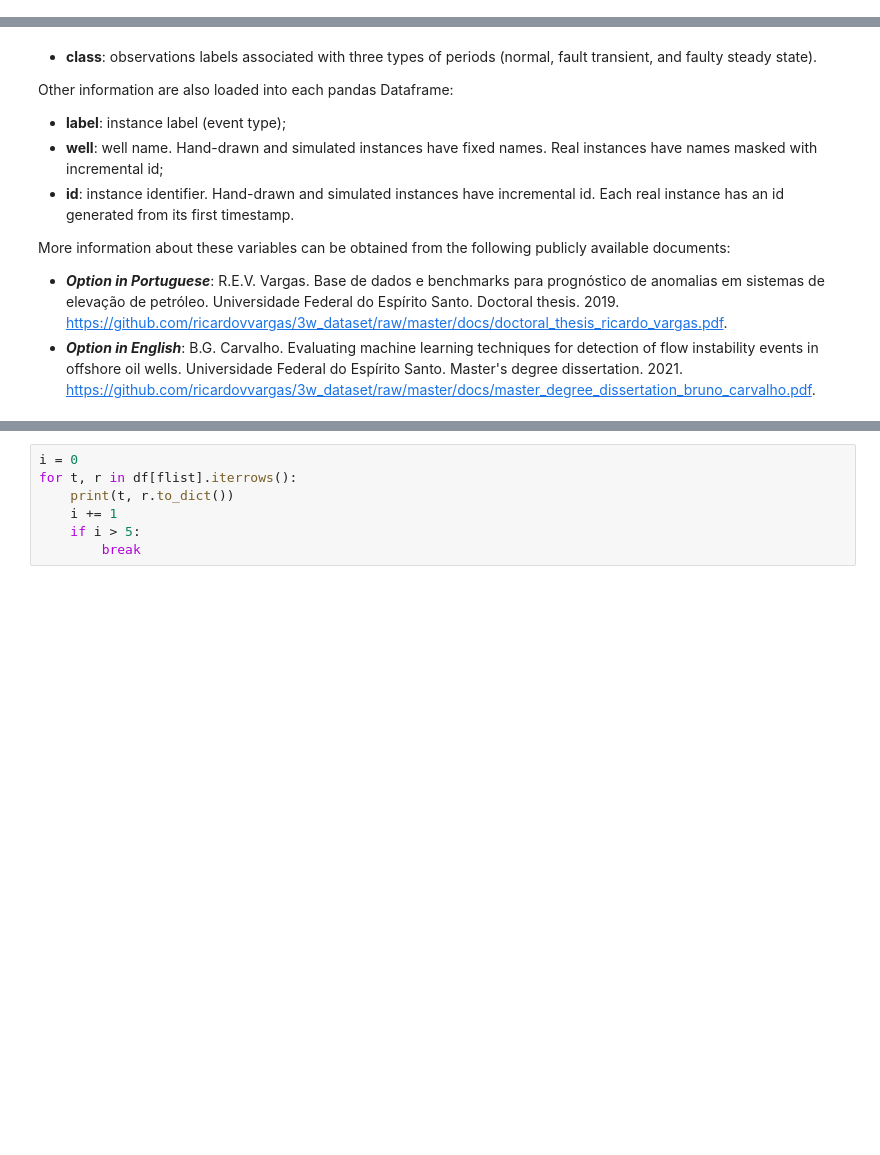
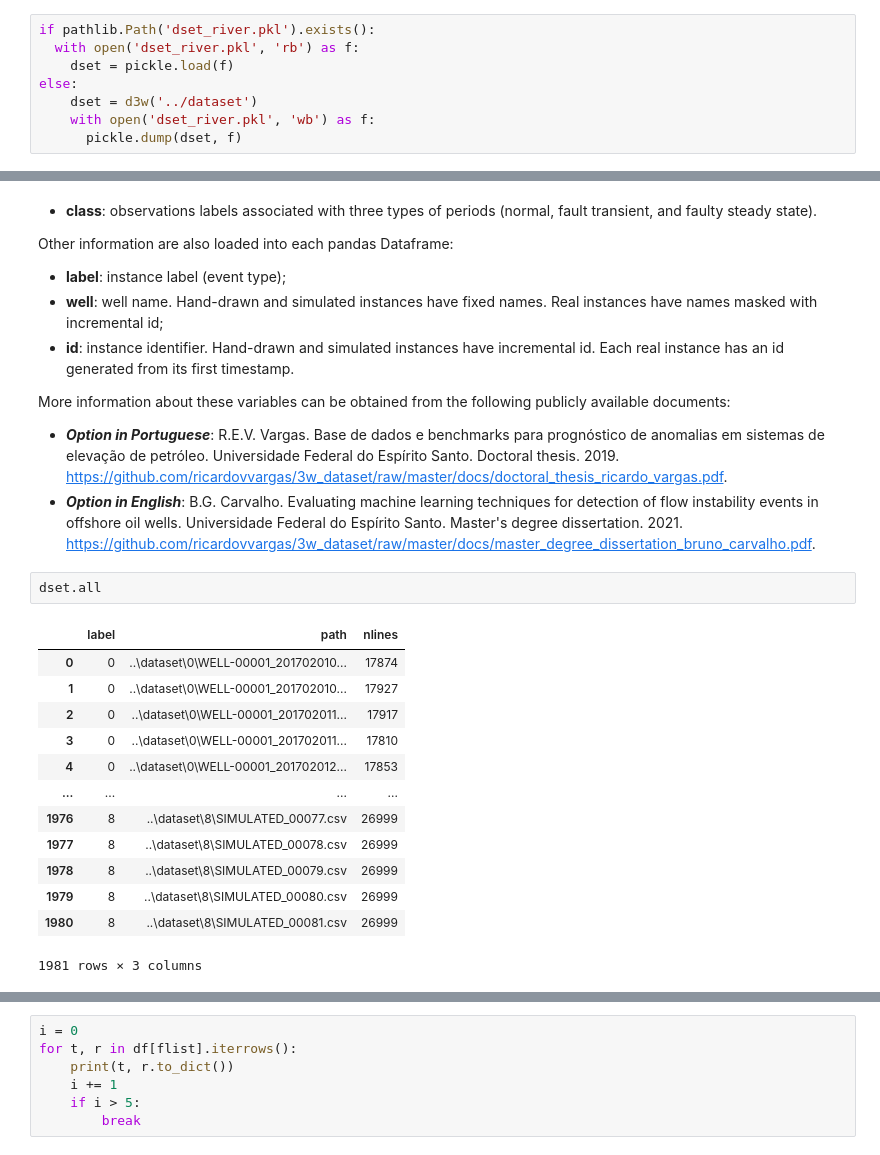
Before and after one commit to BaltiBoix/3W_TFM, a Jupyter notebook: tfm/test_river.ipynb, the cells around one changed output, grey strips where cells are left out. Drawn from its saved outputs; the diff is of its cells as text; blank space fills up the shorter version.

```diff
--- a/tfm/test_river.ipynb
+++ b/tfm/test_river.ipynb
@@ -56,0 +146,8 @@ D:\OneDrive\Documents\UOC\TFM\3W\overviews\_baseline\..\..\dataset\0\WELL-00001_
+# %%
+if pathlib.Path('dset_river.pkl').exists():
+  with open('dset_river.pkl', 'rb') as f:
+    dset = pickle.load(f)
+else:
+    dset = d3w('../dataset')
+    with open('dset_river.pkl', 'wb') as f:
+      pickle.dump(dset, f)
@@ -78,3 +182,19 @@ More information about these variables can be obtained from the following public
 
 * ***Option in Portuguese***: R.E.V. Vargas. Base de dados e benchmarks para prognóstico de anomalias em sistemas de elevação de petróleo. Universidade Federal do Espírito Santo. Doctoral thesis. 2019. https://github.com/ricardovvargas/3w_dataset/raw/master/docs/doctoral_thesis_ricardo_vargas.pdf.
 * ***Option in English***: B.G. Carvalho. Evaluating machine learning techniques for detection of flow instability events in offshore oil wells. Universidade Federal do Espírito Santo. Master's degree dissertation. 2021. https://github.com/ricardovvargas/3w_dataset/raw/master/docs/master_degree_dissertation_bruno_carvalho.pdf.
+# %%
+dset.all
+# %% [output]
+|  | label | path | nlines |
+| 0 | 0 | ..\dataset\0\WELL-00001_201702010... | 17874 |
+| 1 | 0 | ..\dataset\0\WELL-00001_201702010... | 17927 |
+| 2 | 0 | ..\dataset\0\WELL-00001_201702011... | 17917 |
+| 3 | 0 | ..\dataset\0\WELL-00001_201702011... | 17810 |
+| 4 | 0 | ..\dataset\0\WELL-00001_201702012... | 17853 |
+| ... | ... | ... | ... |
+| 1976 | 8 | ..\dataset\8\SIMULATED_00077.csv | 26999 |
+| 1977 | 8 | ..\dataset\8\SIMULATED_00078.csv | 26999 |
+| 1978 | 8 | ..\dataset\8\SIMULATED_00079.csv | 26999 |
+| 1979 | 8 | ..\dataset\8\SIMULATED_00080.csv | 26999 |
+| 1980 | 8 | ..\dataset\8\SIMULATED_00081.csv | 26999 |
+1981 rows × 3 columns
```
Also changed, not shown: parts of 15 cells of this notebook, 3 other files.
